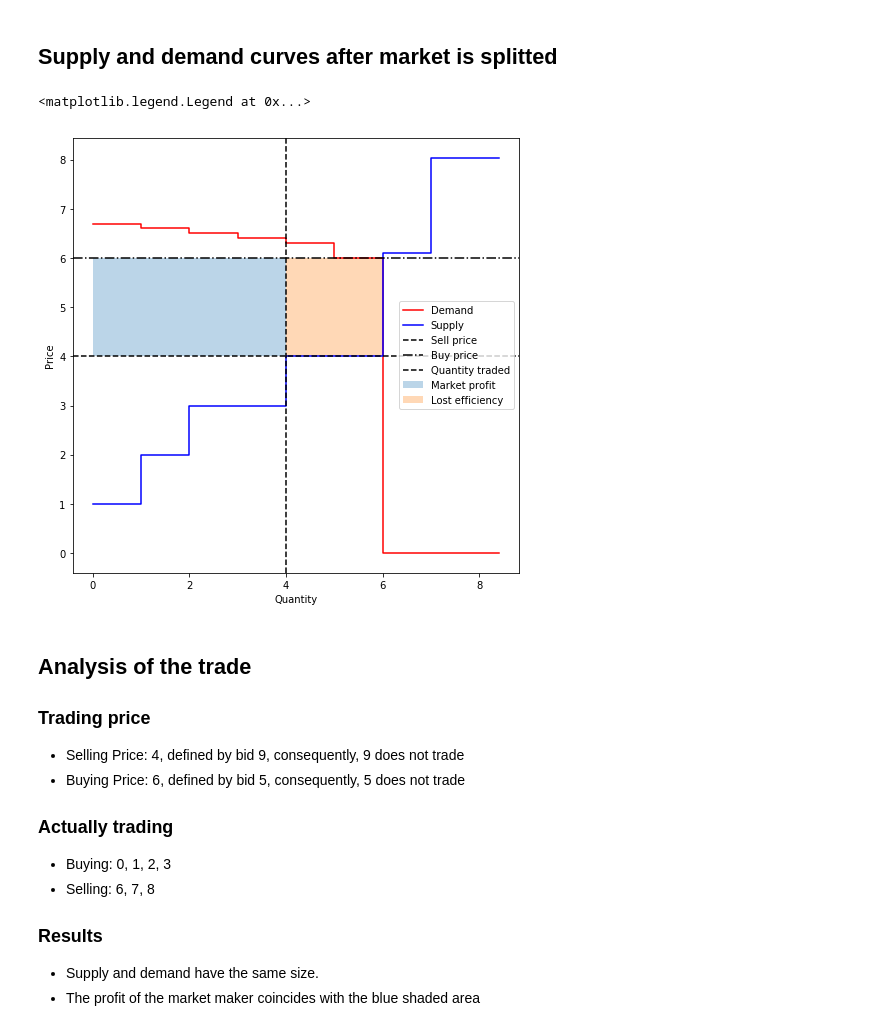
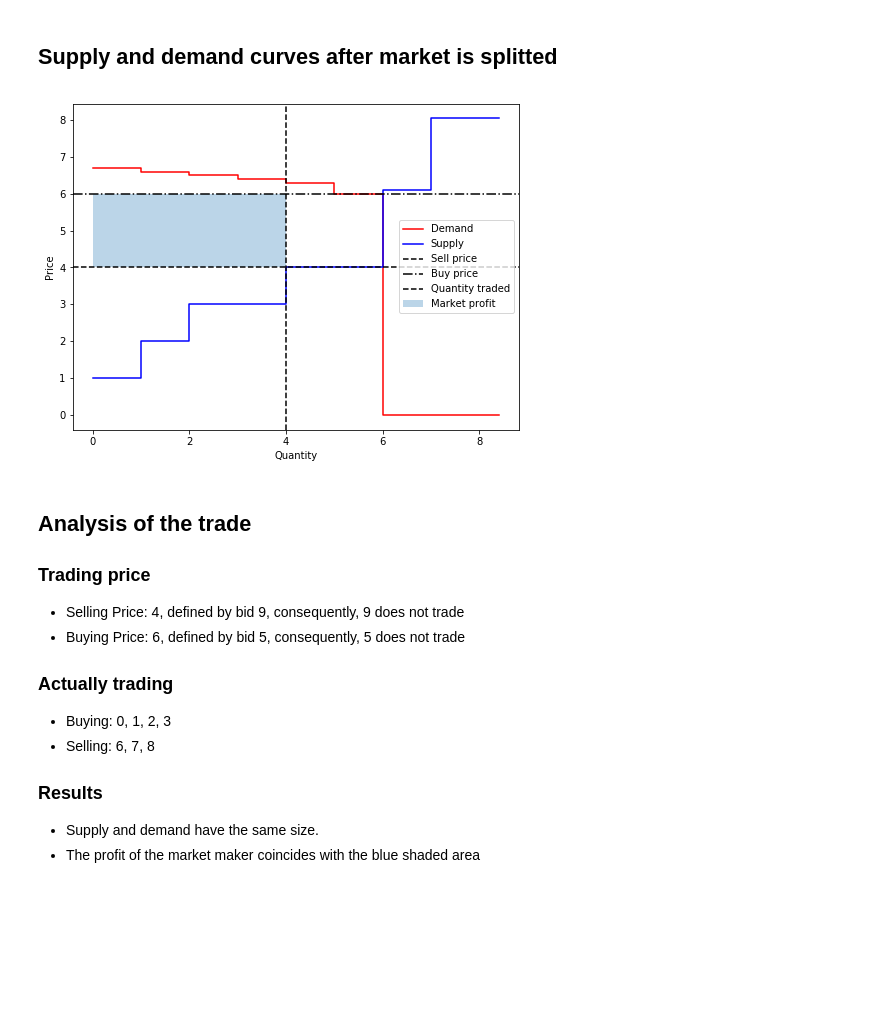
Before and after one commit to kiedanski/pymarket, a Jupyter notebook: Huang.ipynb, the cells around one changed output. Saved outputs shown, nothing was run; the diff lists cells and outputs as text; code cells hidden in the pictures; blank space fills up the shorter version.

Commit message:
some nice exampels and coverage for plots

```diff
--- a/Huang.ipynb
+++ b/Huang.ipynb
@@ -49,18 +49,12 @@ mar.plot()
 [figure]
 # %% [markdown]
 ## Supply and demand curves after market is splitted
-# %%
-fig, ax = plt.subplots(figsize=(8, 8))
-plot_demand_curves(bids, ax=ax)
-ax.axhline(extras['price_sell'], linestyle='--', c='k', label='Sell price')
-ax.axhline(extras['price_buy'], linestyle='-.',  c='k', label='Buy price')
-ax.axvline(extras['quantity_traded'], linestyle='--', c='k', label='Quantity traded')
-ax.fill_between(np.arange(0, 4, 0.01), y1=4, y2=6, alpha=0.3, label='Market profit')
-ax.fill_between(np.arange(4, 6, 0.01), y1=4, y2=6, alpha=0.3, label='Lost efficiency')
-ax.legend()
-# %% [output]
-<matplotlib.legend.Legend at 0x...>
-[figure, removed]
+# %%
+fig, ax = plt.subplots(figsize=(8, 6))
+ax = mar.plot_method('huang', ax=ax)
+fig.savefig('tests/test_images/huang_plot_1.png')
+# %% [output]
+[figure, added]
 # %% [markdown]
 ## Analysis of the trade
 
```
Also changed, not shown: 9 other files.
